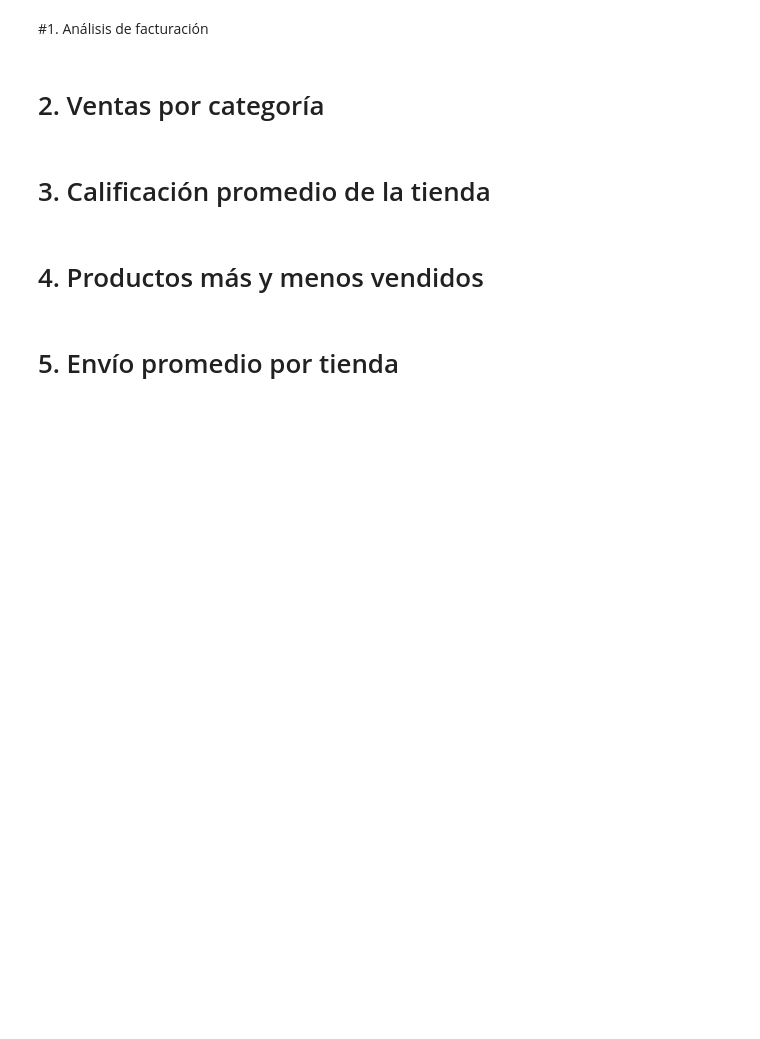
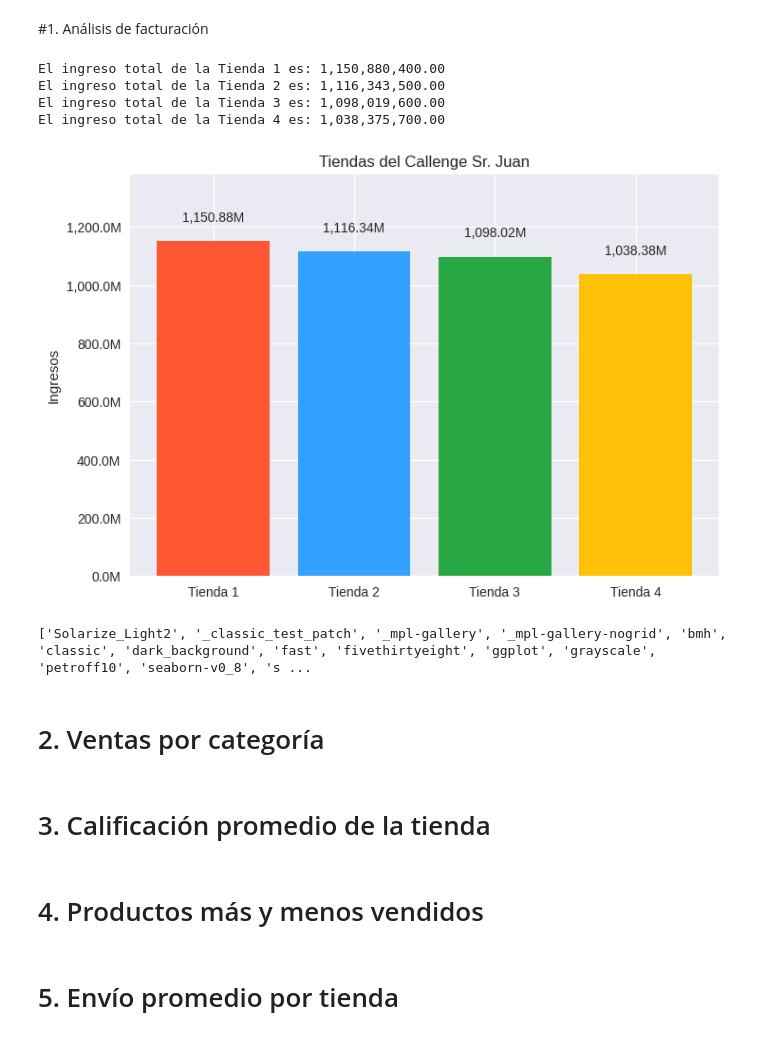
Before and after one commit to zenyonki/alura_store, a Jupyter notebook: AluraStoreLatam.ipynb, the cells around one changed output. Drawn from its saved outputs; the diff is of its cells as text; code cells hidden in the pictures; blank space fills up the shorter version.

```diff
--- a/AluraStoreLatam.ipynb
+++ b/AluraStoreLatam.ipynb
@@ -71,5 +71,58 @@ print(ingreso_total_4)
 # %% [markdown]
 #1. Análisis de facturación
+# %%
+ingreso_total_1 = tienda['Precio'].sum()
+ingreso_total_2 = tienda2['Precio'].sum()
+ingreso_total_3 = tienda3['Precio'].sum()
+ingreso_total_4 = tienda4['Precio'].sum()
+
+print(f'El ingreso total de la Tienda 1 es: {ingreso_total_1:,.2f}')
+print(f'El ingreso total de la Tienda 2 es: {ingreso_total_2:,.2f}')
+print(f'El ingreso total de la Tienda 3 es: {ingreso_total_3:,.2f}')
+print(f'El ingreso total de la Tienda 4 es: {ingreso_total_4:,.2f}')
+# %% [output]
+El ingreso total de la Tienda 1 es: 1,150,880,400.00
+El ingreso total de la Tienda 2 es: 1,116,343,500.00
+El ingreso total de la Tienda 3 es: 1,098,019,600.00
+El ingreso total de la Tienda 4 es: 1,038,375,700.00
+# %%
+fig, ax = plt.subplots()
+
+tiendas = ['Tienda 1', 'Tienda 2', 'Tienda 3', 'Tienda 4']
+ingreso_total = [ingreso_total_1, ingreso_total_2, ingreso_total_3, ingreso_total_4]
+bar_labels = ['Tienda 1', 'Tienda 2', 'Tienda 3', 'Tienda 4']
+#Paleta de colores personalizada (Naranja, Azul, Verde, Amarillo)
+bar_colors = ['#FF5733', '#33A1FD', '#28A745', '#FFC107']
+
+ax.bar(tiendas, ingreso_total, label=bar_labels, color=bar_colors)
+
+ax.set_ylabel('Ingresos')
+ax.set_title('Tiendas del Callenge Sr. Juan')
+# Configuramos el formato del eje Y para mostrar los valores en millones (M).
+# Usamos FuncFormatter de matplotlib.ticker para personalizar cómo se muestran las etiquetas del eje.
+# La función lambda toma el valor 'x' del eje Y y lo divide por 1e6 (millones),
+# formateando el resultado con un decimal y agregando la letra 'M' (millones).
+# Ejemplo: un valor de 1,500,000 en el eje Y se mostrará como '1.5M'.
+ax.yaxis.set_major_formatter(mtick.FuncFormatter(lambda x, _: f'{x/1e6:,.1f}M')) #
+ax.set_ylim(0, max(ingreso_total) * 1.2)
+
+# Agregamos etiquetas de texto encima de cada barra para mostrar su valor.
+# 'enumerate' nos da tanto el índice (i) como el valor (value) de cada barra.
+# Colocamos el texto ligeramente por encima de cada barra (value + 5% del valor máximo)
+# para mejorar la legibilidad, y usamos f-strings para formatear los valores con comas
+# separadoras y dos decimales.
+for i, value in enumerate(ingreso_total):
+    ax.text(i, value + 0.05 * max(ingreso_total), f'{value/1e6:,.2f}M', ha='center', va='bottom')
+
+plt.style.use('seaborn-v0_8-darkgrid')
+
+plt.show()
+# %% [output]
+[figure, added]
+# %%
+print(plt.style.available)
+# %% [output]
+['Solarize_Light2', '_classic_test_patch', '_mpl-gallery', '_mpl-gallery-nogrid', 'bmh', 'classic', 'dark_background', 'fast', 'fivethirtyeight', 'ggplot', 'grayscale', 'petroff10', 'seaborn-v0_8', 's ...
 # %% [markdown]
 # 2. Ventas por categoría
 # %% [markdown]
```
Also changed, not shown: parts of 10 cells of this notebook.
